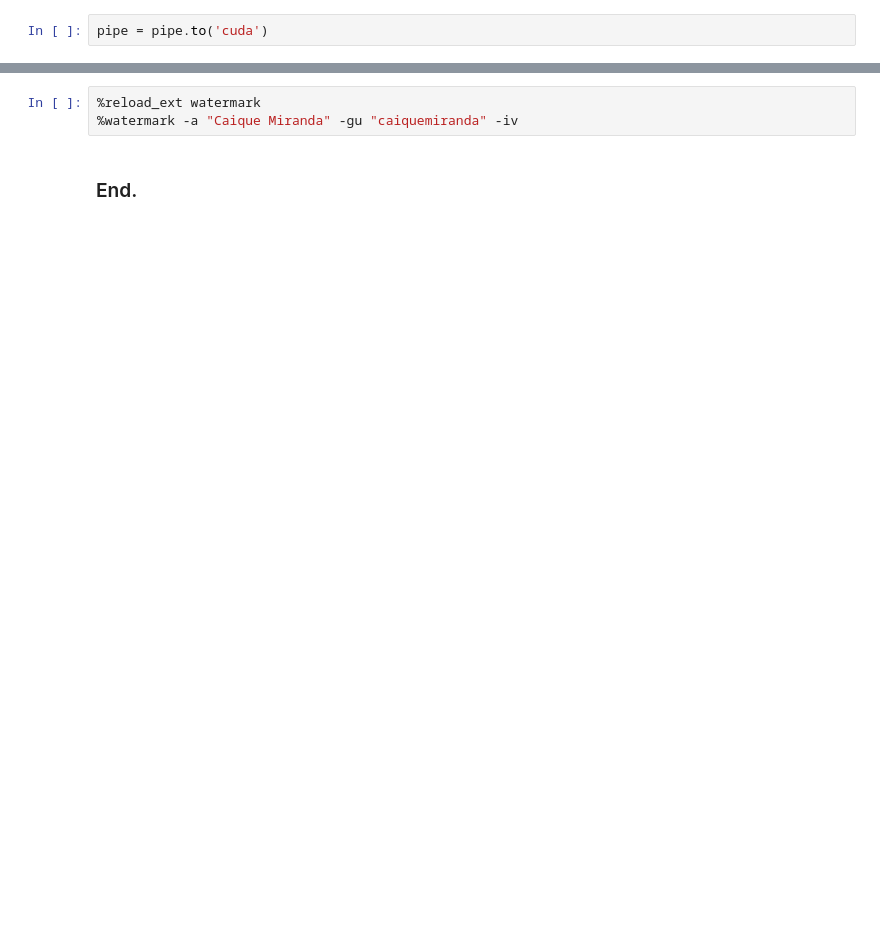
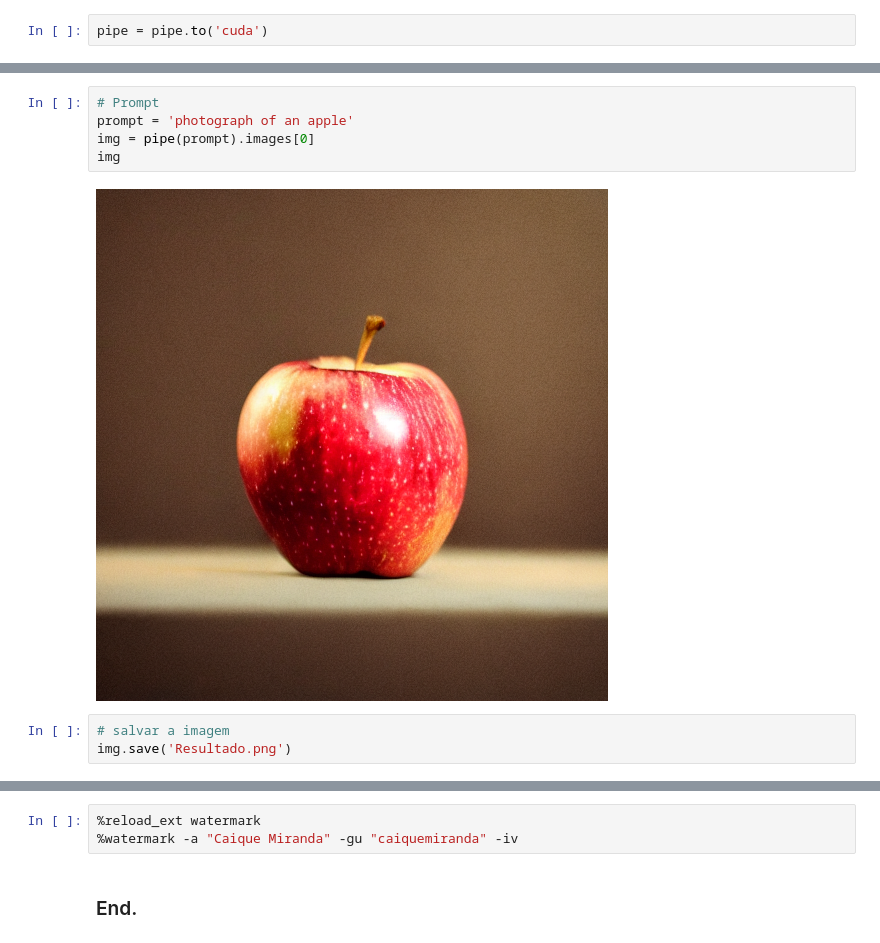
Before and after one commit to caiquemiranda/stable-diffusion, a Jupyter notebook: model-v1.ipynb, the cells around one changed output, grey strips where cells are left out. Cells and saved outputs as stored; diff of their text form; blank space fills up the shorter version.

```diff
--- a/model-v1.ipynb
+++ b/model-v1.ipynb
@@ -26,0 +40,10 @@ pipe = pipe.to('cuda')
+# %%
+# Prompt
+prompt = 'photograph of an apple'
+img = pipe(prompt).images[0]
+img
+# %% [output]
+[figure, added]
+# %%
+# salvar a imagem
+img.save('Resultado.png')
```
Also changed, not shown: parts of 14 cells of this notebook.
